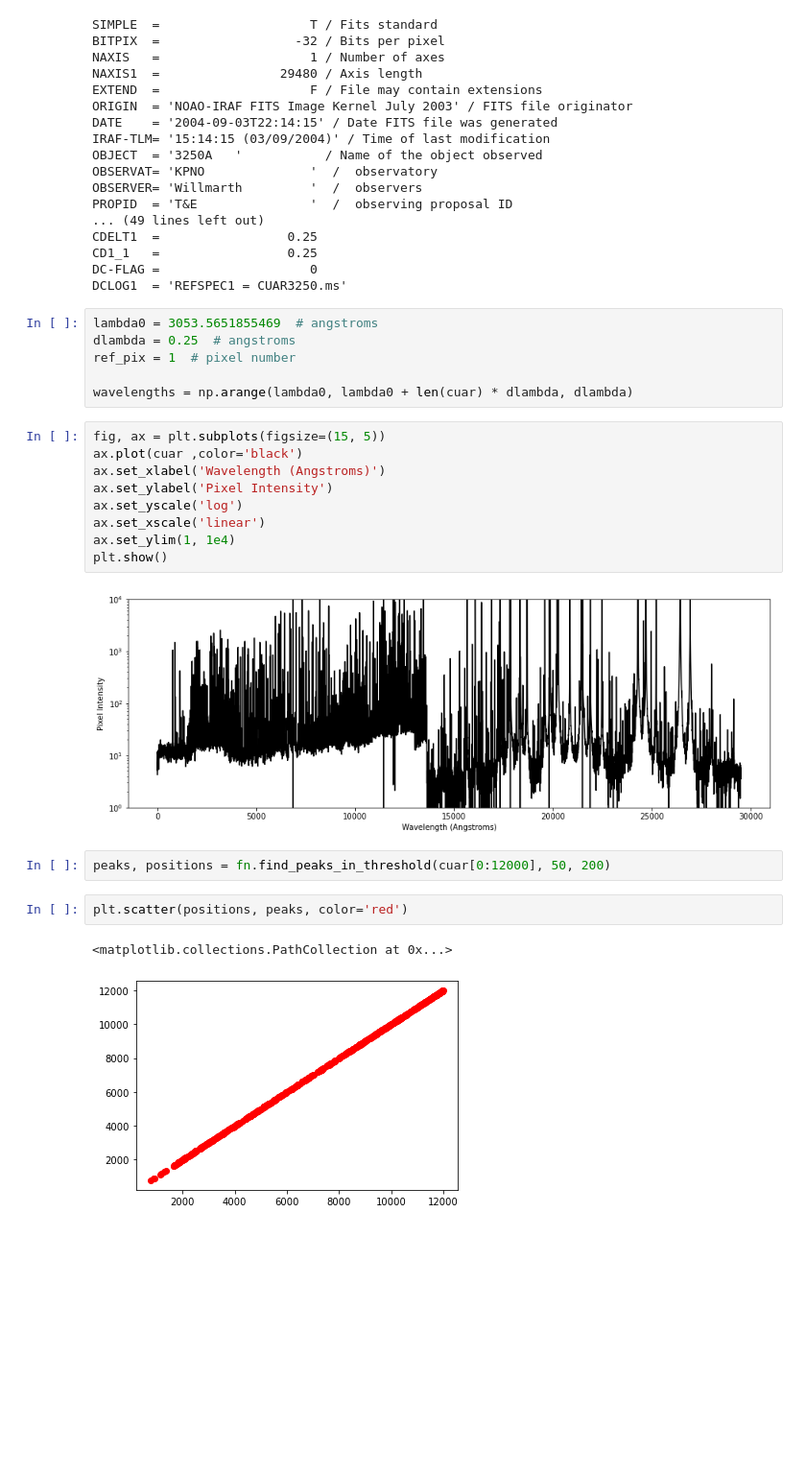
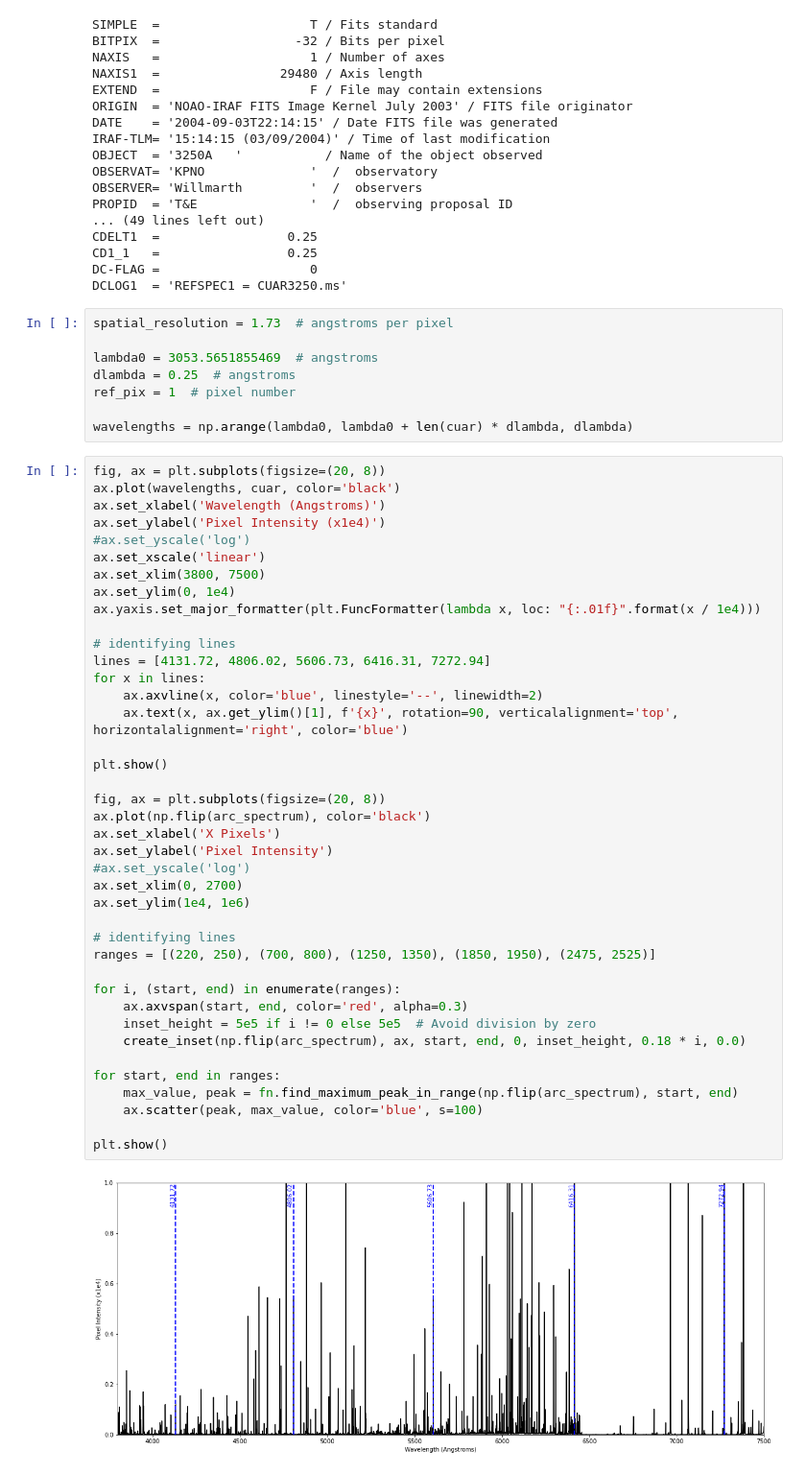
Before and after one commit to astronamanj/641_Observational_Techniques, a Jupyter notebook: omm_spectograph/calibration.ipynb, the cells around one changed output. Shown: that part at 96% size. Saved outputs shown, nothing was run; the diff lists cells and outputs as text; blank space fills up the shorter version.

Commit message:
identify lines

```diff
--- a/omm_spectograph/calibration.ipynb
+++ b/omm_spectograph/calibration.ipynb
@@ -77,26 +75,52 @@ CD1_1   =                 0.25
 DC-FLAG =                    0
 DCLOG1  = 'REFSPEC1 = CUAR3250.ms'
 # %%
+spatial_resolution = 1.73  # angstroms per pixel
+
 lambda0 = 3053.5651855469  # angstroms
 dlambda = 0.25  # angstroms
 ref_pix = 1  # pixel number
 
 wavelengths = np.arange(lambda0, lambda0 + len(cuar) * dlambda, dlambda)
-# %%
-fig, ax = plt.subplots(figsize=(15, 5))
-ax.plot(cuar ,color='black')
-ax.set_xlabel('Wavelength (Angstroms)')
-ax.set_ylabel('Pixel Intensity')
-ax.set_yscale('log')
-ax.set_xscale('linear')
-ax.set_ylim(1, 1e4)
-plt.show()
-# %% [output]
-[figure, removed]
-# %%
-peaks, positions = fn.find_peaks_in_threshold(cuar[0:12000], 50, 200)
-# %%
-plt.scatter(positions, peaks, color='red')
-# %% [output]
-<matplotlib.collections.PathCollection at 0x...>
-[figure, removed]
+# %%
+fig, ax = plt.subplots(figsize=(20, 8))
+ax.plot(wavelengths, cuar, color='black')
+ax.set_xlabel('Wavelength (Angstroms)')
+ax.set_ylabel('Pixel Intensity (x1e4)')
+#ax.set_yscale('log')
+ax.set_xscale('linear')
+ax.set_xlim(3800, 7500)
+ax.set_ylim(0, 1e4)
+ax.yaxis.set_major_formatter(plt.FuncFormatter(lambda x, loc: "{:.01f}".format(x / 1e4)))
+
+# identifying lines
+lines = [4131.72, 4806.02, 5606.73, 6416.31, 7272.94]
+for x in lines:
+    ax.axvline(x, color='blue', linestyle='--', linewidth=2)
+    ax.text(x, ax.get_ylim()[1], f'{x}', rotation=90, verticalalignment='top', horizontalalignment='right', color='blue')
+
+plt.show()
+
+fig, ax = plt.subplots(figsize=(20, 8))
+ax.plot(np.flip(arc_spectrum), color='black')
+ax.set_xlabel('X Pixels')
+ax.set_ylabel('Pixel Intensity')
+#ax.set_yscale('log')
+ax.set_xlim(0, 2700)
+ax.set_ylim(1e4, 1e6)
+
+# identifying lines
+ranges = [(220, 250), (700, 800), (1250, 1350), (1850, 1950), (2475, 2525)]
+
+for i, (start, end) in enumerate(ranges):
+    ax.axvspan(start, end, color='red', alpha=0.3)
+    inset_height = 5e5 if i != 0 else 5e5  # Avoid division by zero
+    create_inset(np.flip(arc_spectrum), ax, start, end, 0, inset_height, 0.18 * i, 0.0)
+
+for start, end in ranges:
+    max_value, peak = fn.find_maximum_peak_in_range(np.flip(arc_spectrum), start, end)
+    ax.scatter(peak, max_value, color='blue', s=100)
+
+plt.show()
+# %% [output]
+[figure, added]
```
Also changed, not shown: parts of 4 cells of this notebook, 5 other files.
